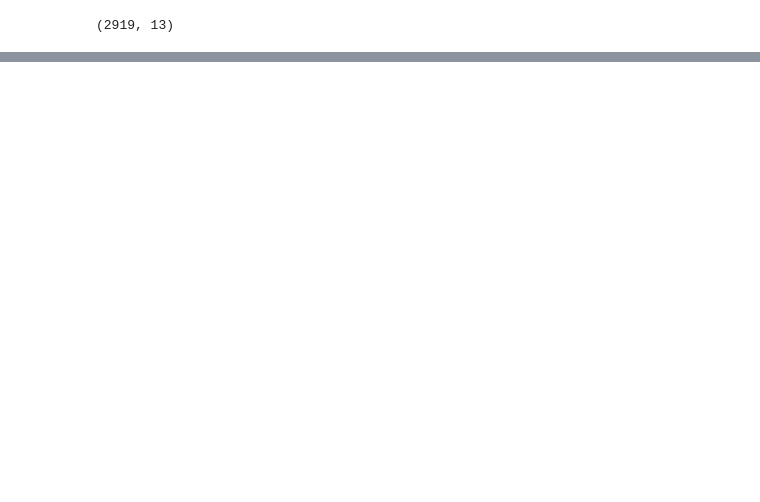
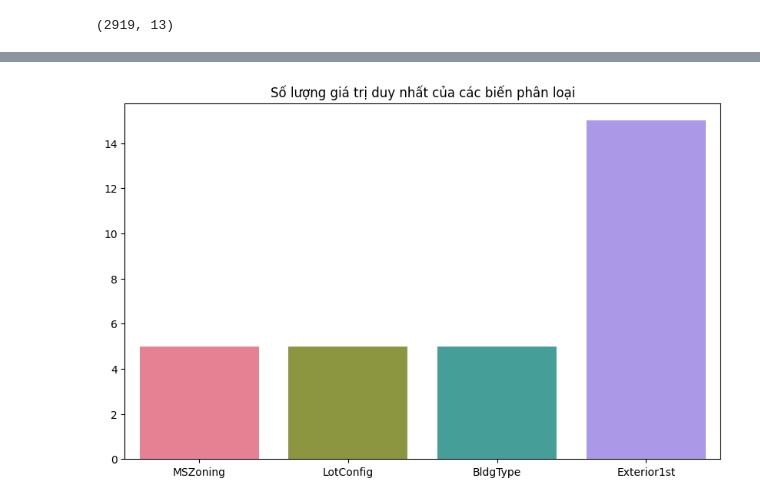
Before and after one commit to TranDaoBaThanh/Du_doan_gia_nha_python, a Jupyter notebook: main.ipynb, the cells around one changed output, grey strips where cells are left out. Cells and saved outputs as stored; diff of their text form; code cells hidden in the pictures; blank space fills up the shorter version.

```diff
--- a/main.ipynb
+++ b/main.ipynb
@@ -53,7 +30,0 @@ sns.heatmap(numerical_dataset.corr(), cmap = 'BrBG', fmt = '.2f', linewidths = 2
-# %%
-unique_values = []
-for col in object_cols:
-  unique_values.append(dataset[col].unique().size)
-plt.figure(figsize=(10,6))
-plt.title('No. Unique values of Categorical Features')
-sns.barplot(x=object_cols,y=unique_values);
@@ -64,23 +30,0 @@ sns.barplot(x=object_cols,y=unique_values);
-# %%
-fig, axes = plt.subplots(
-    nrows=(len(object_cols) // 4) + 1, ncols=4, figsize=(18, 10)
-)  # Tạo các subplot
-axes = axes.flatten()  # Biến đổi mảng 2D thành 1D
-
-# Vẽ các biểu đồ
-for index, col in enumerate(object_cols):
-    y = dataset[col].value_counts()
-    sns.barplot(x=list(y.index), y=y, ax=axes[index])
-    axes[index].set_title(col)  # Tiêu đề riêng cho từng biểu đồ
-    axes[index].tick_params(axis='x', rotation=90)  # Xoay nhãn trục x
-
-# Ẩn các ô trống nếu số cột không chia hết
-for i in range(index + 1, len(axes)):
-    axes[i].set_visible(False)
-
-# Đặt tiêu đề tổng cho toàn bộ biểu đồ
-fig.suptitle('Categorical Features: Distribution', fontsize=16)
-
-# Điều chỉnh khoảng cách giữa các subplot và tiêu đề
-plt.tight_layout(rect=[0, 0, 1, 0.95])  # Chừa không gian cho tiêu đề
-plt.show()
@@ -228,0 +59,10 @@ Learning rate set to 0.046797
+# %%
+# Số lượng giá trị duy nhất trong các biến phân loại
+unique_values = [dataset[col].nunique() for col in object_cols]
+
+plt.figure(figsize=(10, 6))
+plt.title('Số lượng giá trị duy nhất của các biến phân loại')
+sns.barplot(x=object_cols, y=unique_values, hue=object_cols, palette='husl', legend=False)
+plt.show()
+# %% [output]
+[figure, added]
```
Also changed, not shown: parts of 54 cells of this notebook, 2 other files.
